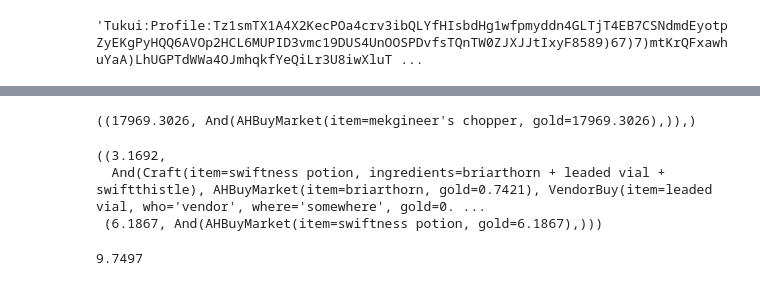
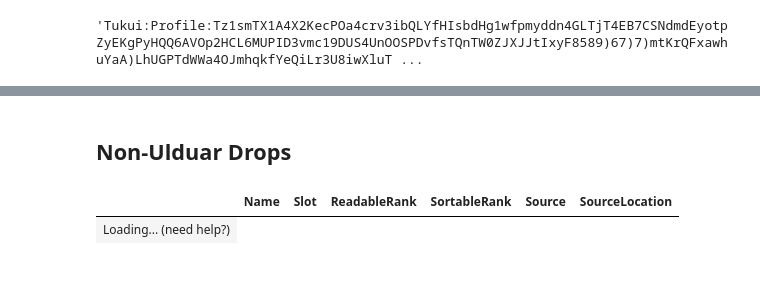
Before and after one commit to medthehatta/wow-scripts, a Jupyter notebook: tsm.ipynb, the cells around one changed output, grey strips where cells are left out. Saved outputs shown, nothing was run; the diff lists cells and outputs as text; code cells hidden in the pictures.

```diff
--- a/tsm.ipynb
+++ b/tsm.ipynb
@@ -551,21 +486,16 @@ LBIS:AddItem(spec, "40584", LBIS.L["Shoulder"], "BIS") --Valorous Redemption Sho
+# %% [markdown]
+## Non-Ulduar Drops
 # %%
-from cytoolz import groupby
-
-by_field = {
-    field: groupby(lambda x: x[field], bis)
-    for field in bis[0].keys()
-}
+bis_display(
+    (
+        bfspec("Balance") &
+        ~bis_or(bfloc(x) for x in raidnames("Ulduar")) &
+        bftype("Drop") &
+        bis_or(bfrerank(x) for x in ["P1 Alt", "P1 BIS", "P2 Alt", "P2 BIS"])
+    ),
+    drop_columns=["Id", "SourceNumber", "SourceType", "Class", "Spec", "Phase", "Rank"],
+    show_args={"lengthMenu": [20, 10, 50, 9999], "order": [[4, "asc"]]},
+)
+# %% [output]
+|  | Name | Slot | ReadableRank | SortableRank | Source | SourceLocation |
+| Loading... (need help?) |
-# %%
-topn_market(i("mekgineer's chopper"))
-# %% [output]
-((17969.3026, And(AHBuyMarket(item=mekgineer's chopper, gold=17969.3026),)),)
-# %%
-topn_market(i("swiftness potion"))
-# %% [output]
-((3.1692,
-  And(Craft(item=swiftness potion, ingredients=briarthorn + leaded vial + swiftthistle), AHBuyMarket(item=briarthorn, gold=0.7421), VendorBuy(item=leaded vial, who='vendor', where='somewhere', gold=0. ...
- (6.1867, And(AHBuyMarket(item=swiftness potion, gold=6.1867),)))
-# %%
-buy_now(i("swiftthistle"))
-# %% [output]
-9.7497
```
Also changed, not shown: parts of 21 cells of this notebook, 2 other files.
